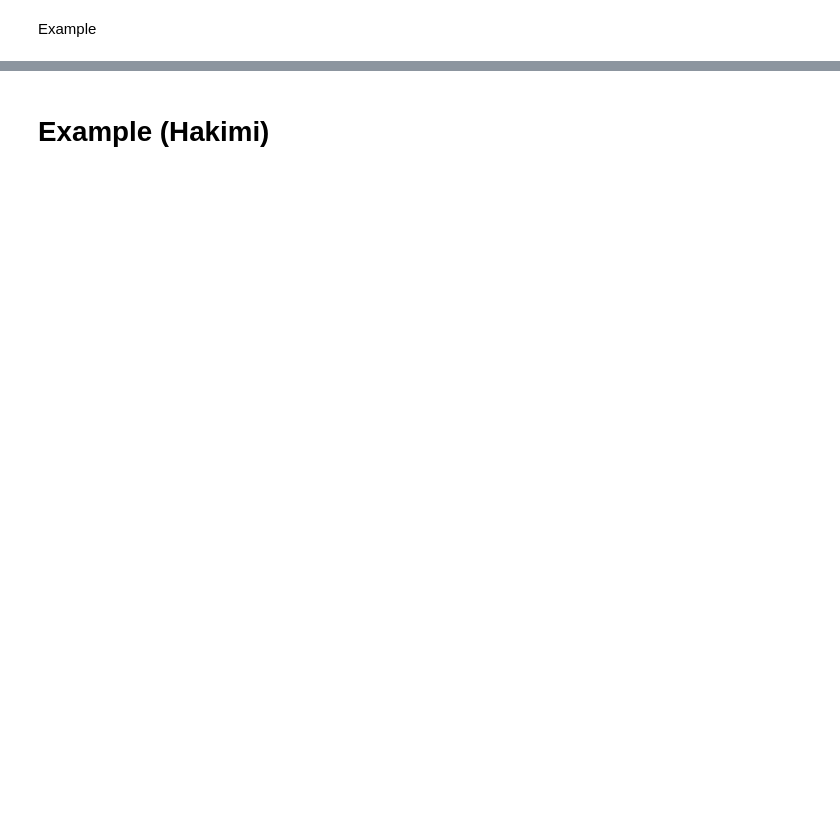
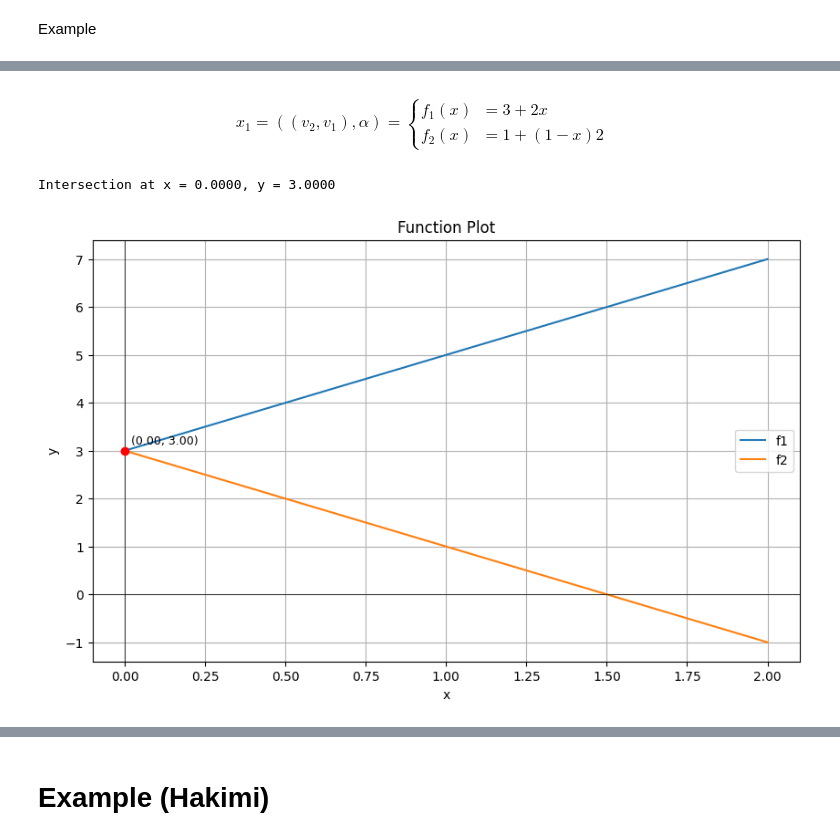
Before and after one commit to Bancie/thuhoach.nckh, a Jupyter notebook: ipynb/location/Single Center Problem in Location Optimization: Model and Implementation with Python.ipynb, the cells around one changed output, grey strips where cells are left out. Saved outputs shown, nothing was run; the diff lists cells and outputs as text; code cells hidden in the pictures; blank space fills up the shorter version.

```diff
--- a/ipynb/location/Single Center Problem in Location Optimization: Model and Implementation with Python.ipynb
+++ b/ipynb/location/Single Center Problem in Location Optimization: Model and Implementation with Python.ipynb
@@ -309,0 +308,19 @@ AB
+# %% [markdown]
+$$
+x_1 = ((v_2, v_1), \alpha) =
+\begin{cases}
+f_1(x) &= 3 + 2x \\
+f_2(x) &= 1 + (1-x)2
+\end{cases}
+$$
+# %%
+BA = FunctionPlotter(0, 2, 100)
+def f1(x): return 3 + 2 * x
+BA.add_function(f1, "f1")
+def f2(x): return 1 + (1 - x) * 2
+BA.add_function(f2, "f2")
+BA.find_intersection(0, 1)
+BA.plot()
+# %% [output]
+Intersection at x = 0.0000, y = 3.0000
+[figure, added]
```
Also changed, not shown: parts of 20 cells of this notebook.
